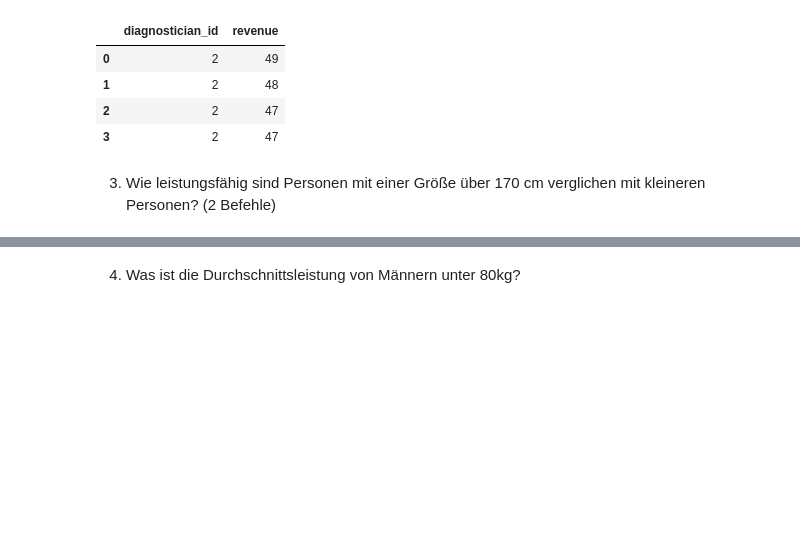
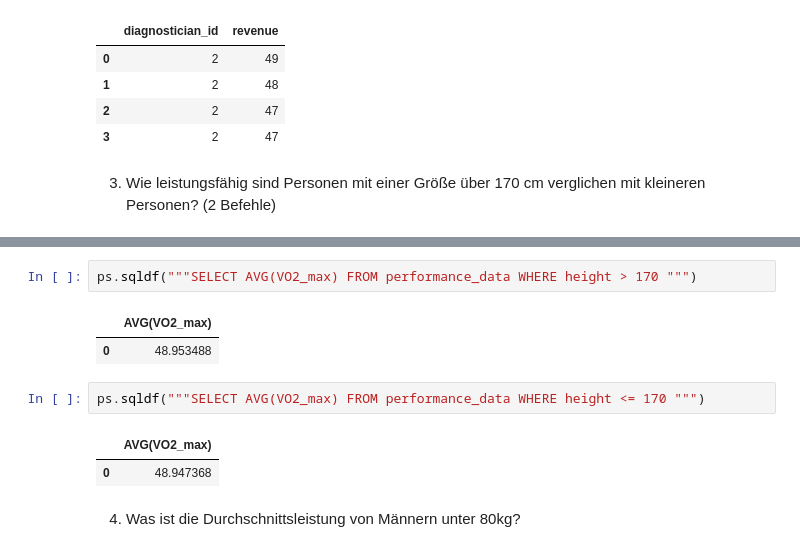
Before and after one commit to lillinml/MCI-MSE_Aufgaben, a Jupyter notebook: PÜ4/SQL-Übung.ipynb, the cells around one changed output, grey strips where cells are left out. Drawn from its saved outputs; the diff is of its cells as text; blank space fills up the shorter version.

```diff
--- a/PÜ4/SQL-Übung.ipynb
+++ b/PÜ4/SQL-Übung.ipynb
@@ -366,2 +358,12 @@ ps.sqldf("""SELECT diagnostician_id, revenue FROM performance_data WHERE diagnos
+# %%
+ps.sqldf("""SELECT AVG(VO2_max) FROM performance_data WHERE height > 170 """)
+# %% [output]
+|  | AVG(VO2_max) |
+| 0 | 48.953488 |
+# %%
+ps.sqldf("""SELECT AVG(VO2_max) FROM performance_data WHERE height <= 170 """)
+# %% [output]
+|  | AVG(VO2_max) |
+| 0 | 48.947368 |
 # %% [markdown]
 4. Was ist die Durchschnittsleistung von Männern unter 80kg?
```
Also changed, not shown: parts of 4 cells of this notebook.
